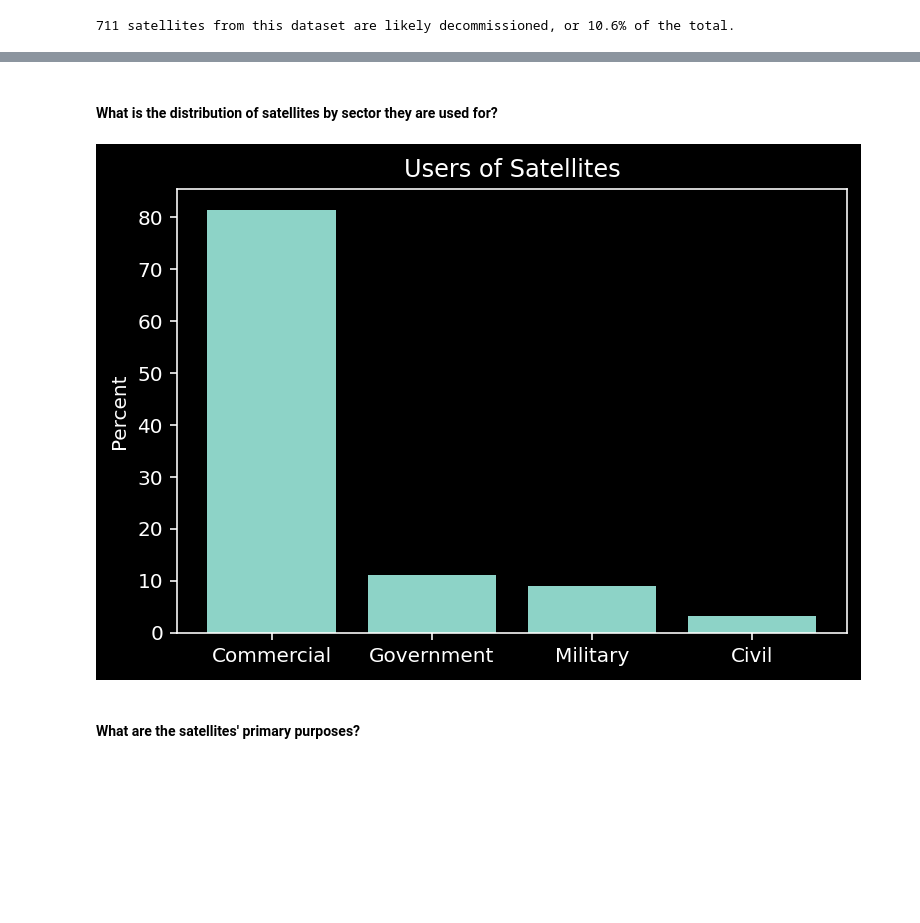
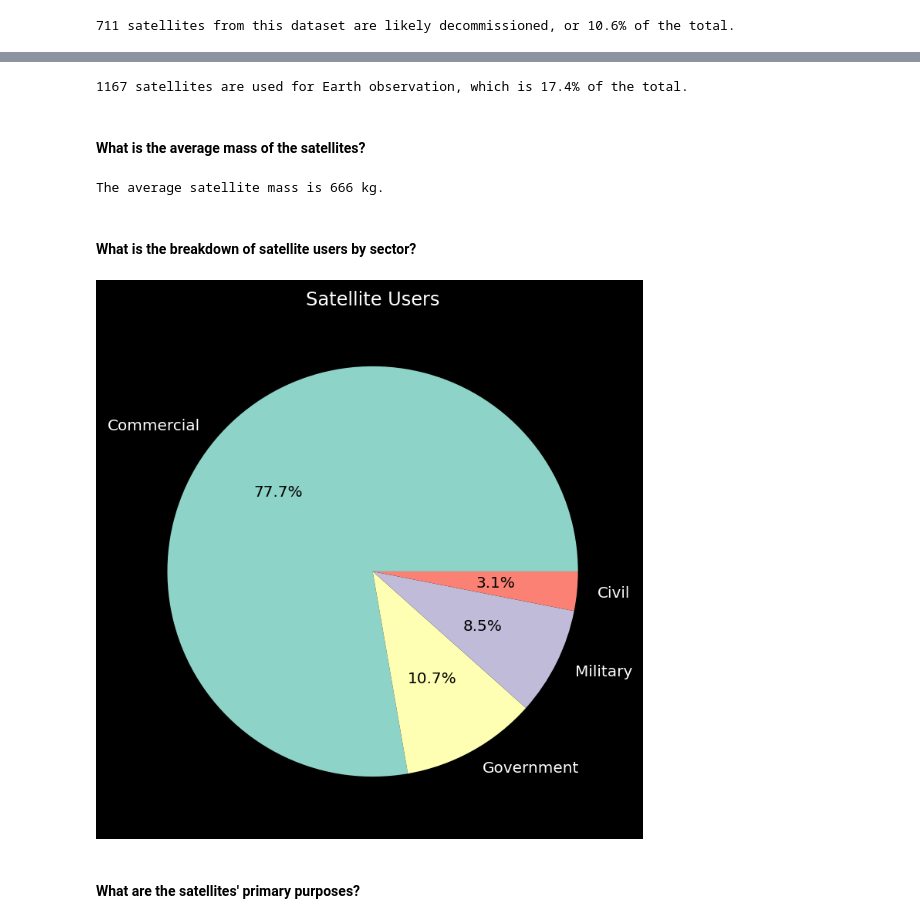
Before and after one commit to brayvid/satellites-eda, a Jupyter notebook: satellites_eda_with_inference.ipynb, the cells around one changed output, grey strips where cells are left out. Cells and saved outputs as stored; diff of their text form; code cells hidden in the pictures; blank space fills up the shorter version.

```diff
--- a/satellites_eda_with_inference.ipynb
+++ b/satellites_eda_with_inference.ipynb
@@ -404,18 +410,41 @@ print(f'{len(expected_ended)} satellites from this dataset are likely decommissi
+# %%
+earth_obs = df[df['Purpose'].str.contains("earth observation", case=False)]
+num_earth_obs = len(earth_obs)
+print(f'{num_earth_obs} satellites are used for Earth observation, which is {round(100*num_earth_obs/len(df),1)}% of the total.')
+# %% [output]
+1167 satellites are used for Earth observation, which is 17.4% of the total.
+# %% [markdown]
+#### What is the average mass of the satellites?
+# %%
+avg_mass = df['MassKg'].mean()
+print(f'The average satellite mass is {round(avg_mass)} kg.')
+# %% [output]
+The average satellite mass is 666 kg.
 # %% [markdown]
-#### What is the distribution of satellites by sector they are used for?
+#### What is the breakdown of satellite users by sector?
-# %%
-used_percent = []
-cats = ['UsedCommercial', 'UsedGovernment','UsedMilitary', 'UsedCivil']
-for x in cats:
-  used_percent.append(100*sum(df[x])/len(df))
-plt.figure(figsize=(6,4))
-plt.bar(x=['Commercial','Government','Military','Civil'],height=used_percent)
-plt.style.use("dark_background")
-plt.title('Users of Satellites')
-plt.ylabel('Percent')
-plt.show()
-# %% [output]
-[figure, removed]
+# %%
+used_percent = []
+cats = ['UsedCommercial', 'UsedGovernment','UsedMilitary', 'UsedCivil']
+for x in cats:
+  used_percent.append(100*sum(df[x])/len(df))
+plt.style.use("dark_background")
+plt.figure(figsize=(6,6))
+
+# https://matplotlib.org/stable/gallery/pie_and_polar_charts/pie_and_donut_labels.html#sphx-glr-gallery-pie-and-polar-charts-pie-and-donut-labels-py
+def func(pct):
+    absolute = int(np.round(pct/100.*np.sum(used_percent)))
+    return f"{pct:.1f}%"
+
+
+# https://stackoverflow.com/questions/27898830/python-how-to-change-autopct-text-color-to-be-white-in-a-pie-chart
+_, _, autotexts = plt.pie(labels=['Commercial','Government','Military','Civil'],x=used_percent, autopct=func)
+for autotext in autotexts:
+    autotext.set_color('black')
+
+plt.title('Satellite Users')
+plt.show()
+# %% [output]
+[figure, added]
 # %% [markdown]
 #### What are the satellites' primary purposes?
 # %%
```
Also changed, not shown: parts of 32 cells of this notebook.
